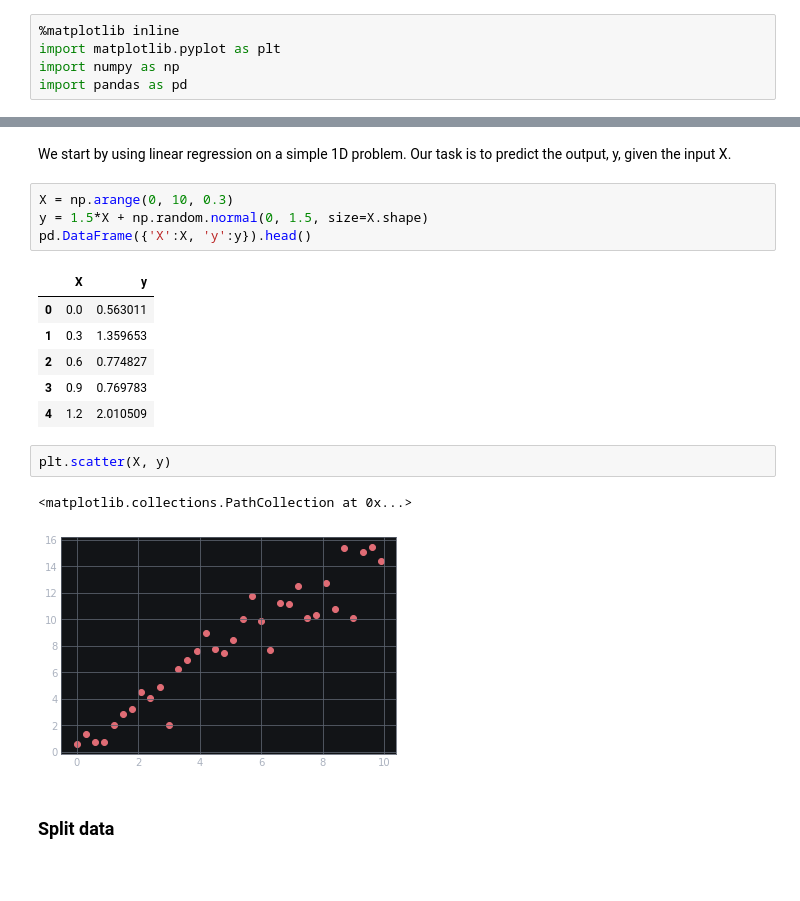
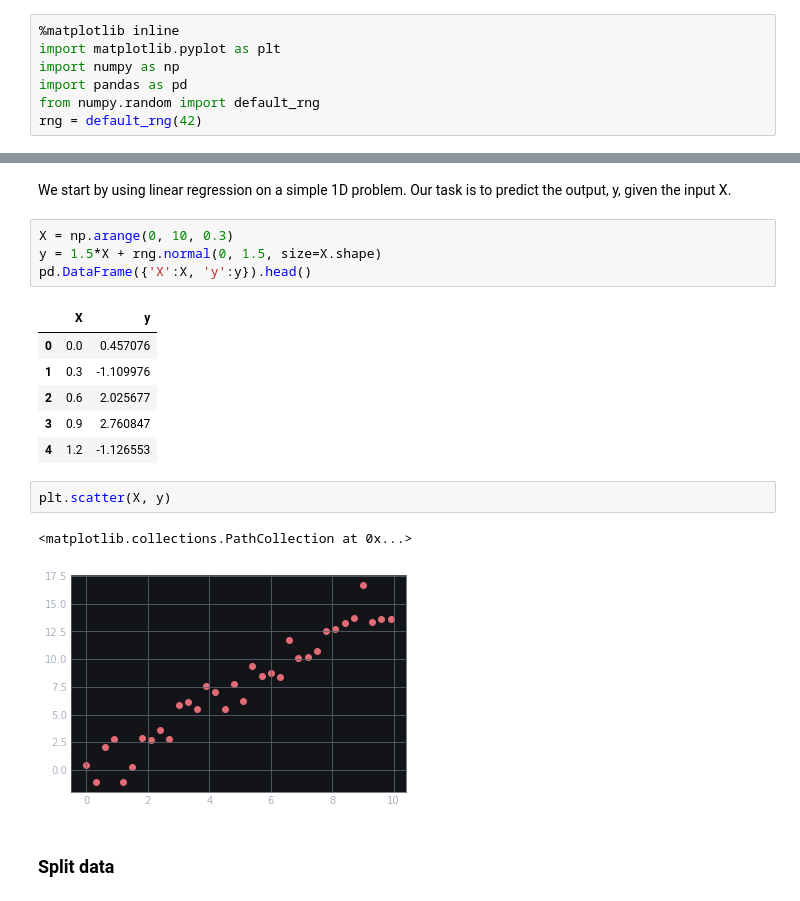
Before and after one commit to eseaflower/cmiv-ai-course, a Jupyter notebook: notebooks/Classical Machine Learning.ipynb, the cells around one changed output, grey strips where cells are left out. Cells and saved outputs as stored; diff of their text form; blank space fills up the shorter version.

```diff
--- a/notebooks/Classical Machine Learning.ipynb
+++ b/notebooks/Classical Machine Learning.ipynb
@@ -3,6 +3,8 @@
 import matplotlib.pyplot as plt
 import numpy as np
 import pandas as pd
+from numpy.random import default_rng
+rng = default_rng(42)
 # %% [markdown]
 # Linear Regression
 # %% [markdown]
@@ -11,20 +13,20 @@ import pandas as pd
 We start by using linear regression on a simple 1D problem. Our task is to predict the output, y, given the input X.
 # %%
 X = np.arange(0, 10, 0.3)
-y = 1.5*X + np.random.normal(0, 1.5, size=X.shape)
+y = 1.5*X + rng.normal(0, 1.5, size=X.shape)
 pd.DataFrame({'X':X, 'y':y}).head()
 # %% [output]
 |  | X | y |
-| 0 | 0.0 | 0.563011 |
-| 1 | 0.3 | 1.359653 |
-| 2 | 0.6 | 0.774827 |
-| 3 | 0.9 | 0.769783 |
-| 4 | 1.2 | 2.010509 |
+| 0 | 0.0 | 0.457076 |
+| 1 | 0.3 | -1.109976 |
+| 2 | 0.6 | 2.025677 |
+| 3 | 0.9 | 2.760847 |
+| 4 | 1.2 | -1.126553 |
 # %%
 plt.scatter(X, y)
 # %% [output]
 <matplotlib.collections.PathCollection at 0x...>
-[figure, old version]
+[figure, new version]
 # %% [markdown]
 ### Split data
 # %% [markdown]
```
Also changed, not shown: parts of 5 cells of this notebook.
